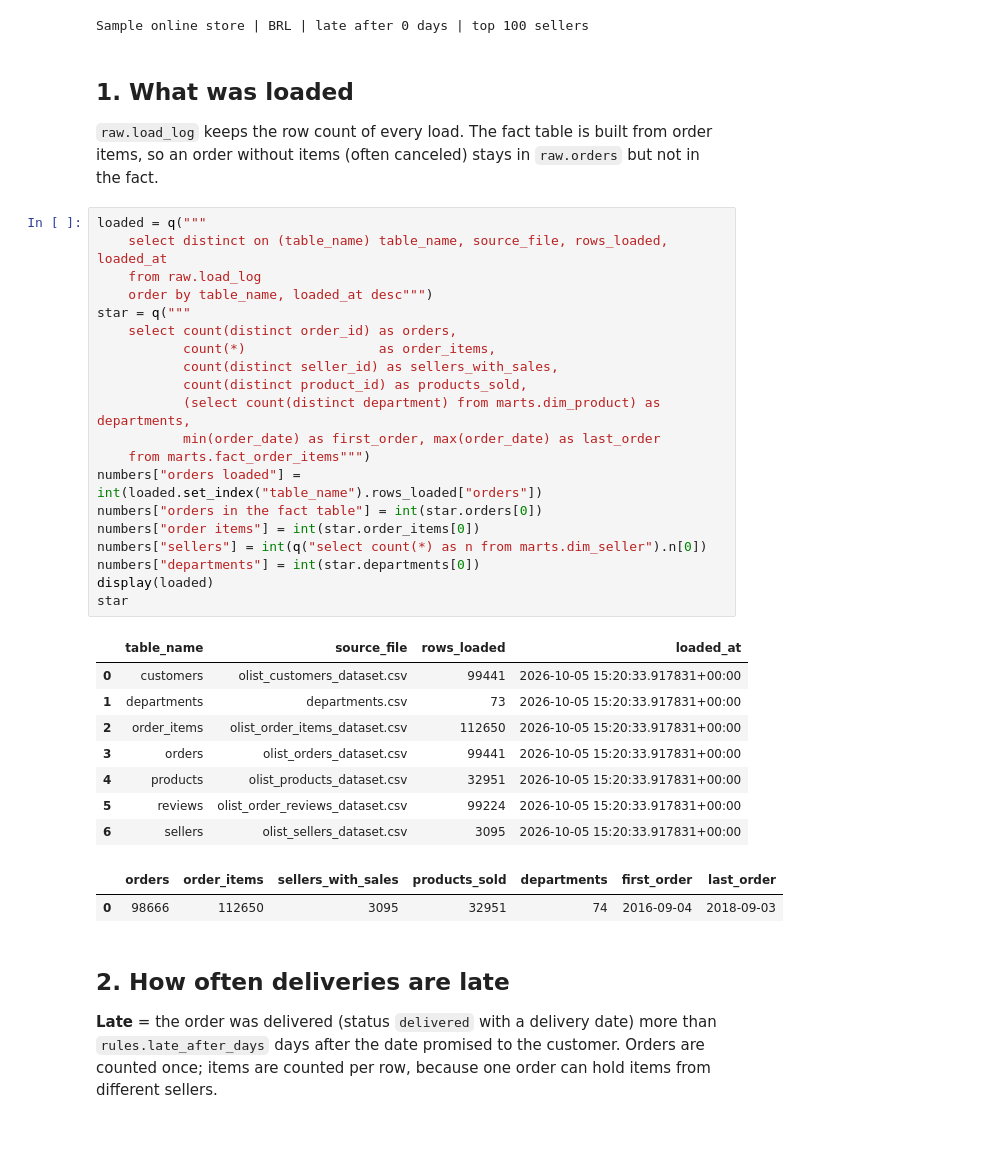
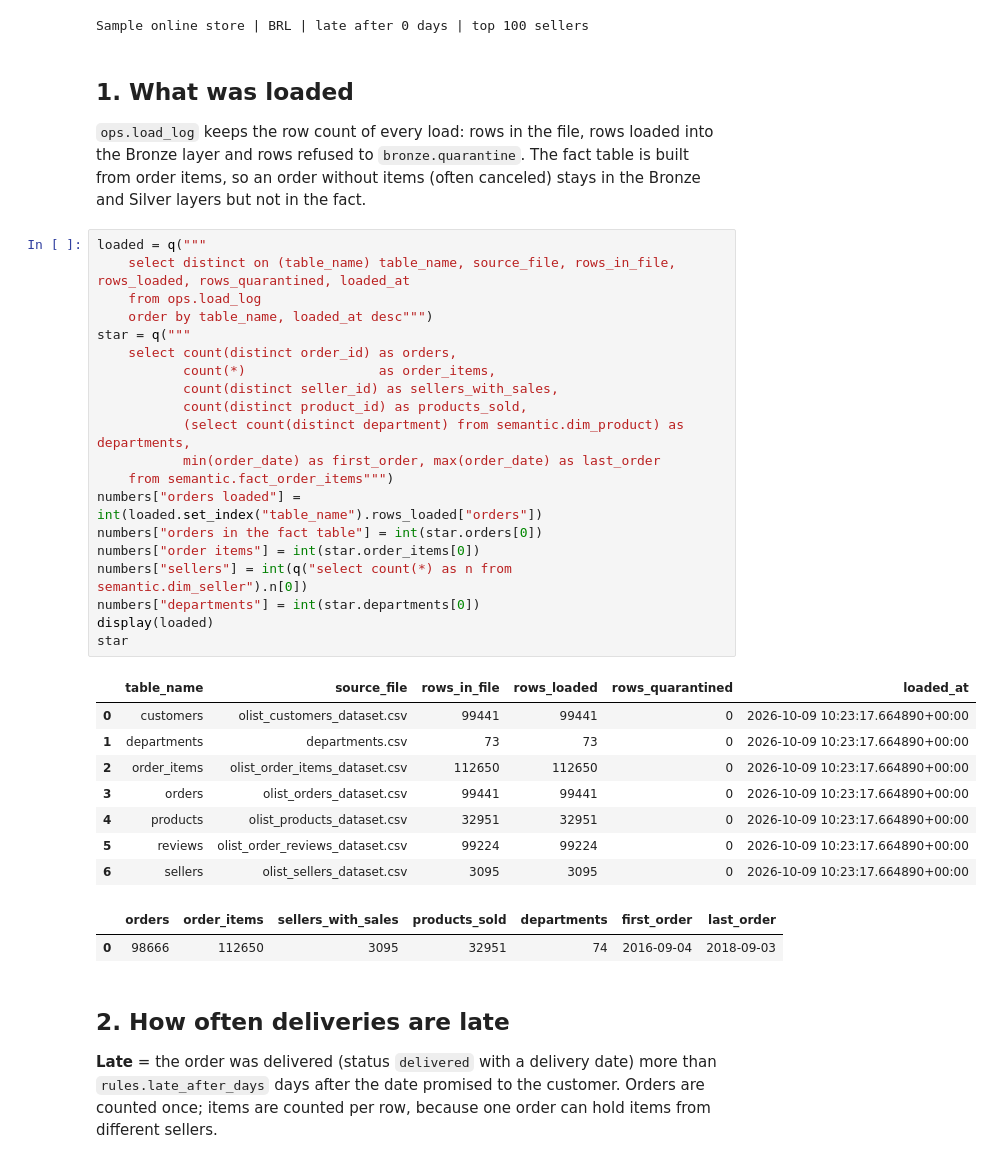
Before and after one commit to omarshalabyy1/retail-supplier-warehouse, a Jupyter notebook: analysis/analysis.ipynb, the cells around one changed output. Drawn from its saved outputs; the diff is of its cells as text; blank space fills up the shorter version.

```diff
--- a/analysis/analysis.ipynb
+++ b/analysis/analysis.ipynb
@@ -43,36 +44,36 @@ Sample online store | BRL | late after 0 days | top 100 sellers
 # %% [markdown]
 ## 1. What was loaded
 
-`raw.load_log` keeps the row count of every load. The fact table is built from order items, so an order without items (often canceled) stays in `raw.orders` but not in the fact.
+`ops.load_log` keeps the row count of every load: rows in the file, rows loaded into the Bronze layer and rows refused to `bronze.quarantine`. The fact table is built from order items, so an order without items (often canceled) stays in the Bronze and Silver layers but not in the fact.
 # %%
 loaded = q("""
-    select distinct on (table_name) table_name, source_file, rows_loaded, loaded_at
-    from raw.load_log
+    select distinct on (table_name) table_name, source_file, rows_in_file, rows_loaded, rows_quarantined, loaded_at
+    from ops.load_log
     order by table_name, loaded_at desc""")
 star = q("""
     select count(distinct order_id) as orders,
            count(*)                 as order_items,
            count(distinct seller_id) as sellers_with_sales,
            count(distinct product_id) as products_sold,
-           (select count(distinct department) from marts.dim_product) as departments,
+           (select count(distinct department) from semantic.dim_product) as departments,
            min(order_date) as first_order, max(order_date) as last_order
-    from marts.fact_order_items""")
+    from semantic.fact_order_items""")
 numbers["orders loaded"] = int(loaded.set_index("table_name").rows_loaded["orders"])
 numbers["orders in the fact table"] = int(star.orders[0])
 numbers["order items"] = int(star.order_items[0])
-numbers["sellers"] = int(q("select count(*) as n from marts.dim_seller").n[0])
+numbers["sellers"] = int(q("select count(*) as n from semantic.dim_seller").n[0])
 numbers["departments"] = int(star.departments[0])
 display(loaded)
 star
 # %% [output]
-|  | table_name | source_file | rows_loaded | loaded_at |
-| 0 | customers | olist_customers_dataset.csv | 99441 | 2026-10-05 15:20:33.917831+00:00 |
-| 1 | departments | departments.csv | 73 | 2026-10-05 15:20:33.917831+00:00 |
-| 2 | order_items | olist_order_items_dataset.csv | 112650 | 2026-10-05 15:20:33.917831+00:00 |
-| 3 | orders | olist_orders_dataset.csv | 99441 | 2026-10-05 15:20:33.917831+00:00 |
-| 4 | products | olist_products_dataset.csv | 32951 | 2026-10-05 15:20:33.917831+00:00 |
-| 5 | reviews | olist_order_reviews_dataset.csv | 99224 | 2026-10-05 15:20:33.917831+00:00 |
-| 6 | sellers | olist_sellers_dataset.csv | 3095 | 2026-10-05 15:20:33.917831+00:00 |
+|  | table_name | source_file | rows_in_file | rows_loaded | rows_quarantined | loaded_at |
+| 0 | customers | olist_customers_dataset.csv | 99441 | 99441 | 0 | 2026-10-09 10:23:17.664890+00:00 |
+| 1 | departments | departments.csv | 73 | 73 | 0 | 2026-10-09 10:23:17.664890+00:00 |
+| 2 | order_items | olist_order_items_dataset.csv | 112650 | 112650 | 0 | 2026-10-09 10:23:17.664890+00:00 |
+| 3 | orders | olist_orders_dataset.csv | 99441 | 99441 | 0 | 2026-10-09 10:23:17.664890+00:00 |
+| 4 | products | olist_products_dataset.csv | 32951 | 32951 | 0 | 2026-10-09 10:23:17.664890+00:00 |
+| 5 | reviews | olist_order_reviews_dataset.csv | 99224 | 99224 | 0 | 2026-10-09 10:23:17.664890+00:00 |
+| 6 | sellers | olist_sellers_dataset.csv | 3095 | 3095 | 0 | 2026-10-09 10:23:17.664890+00:00 |
 |  | orders | order_items | sellers_with_sales | products_sold | departments | first_order | last_order |
 | 0 | 98666 | 112650 | 3095 | 32951 | 74 | 2016-09-04 | 2018-09-03 |
 # %% [markdown]
```
Also changed, not shown: parts of 7 cells of this notebook, 40 other files.
